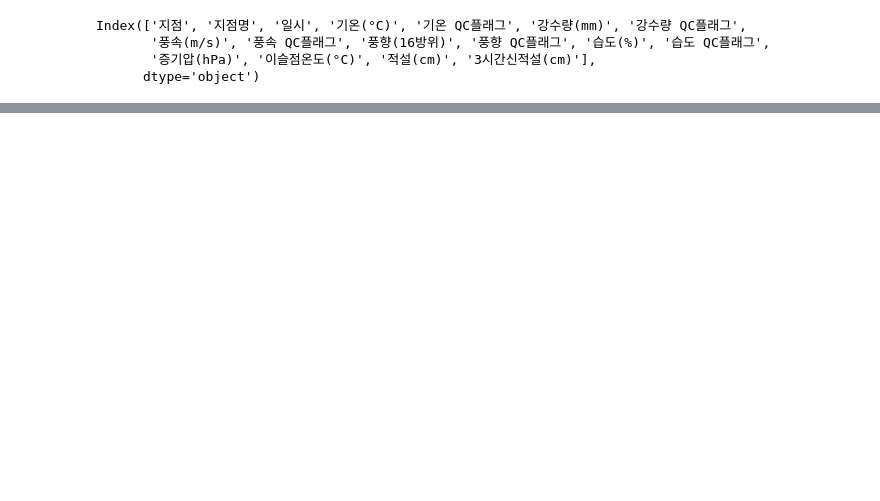
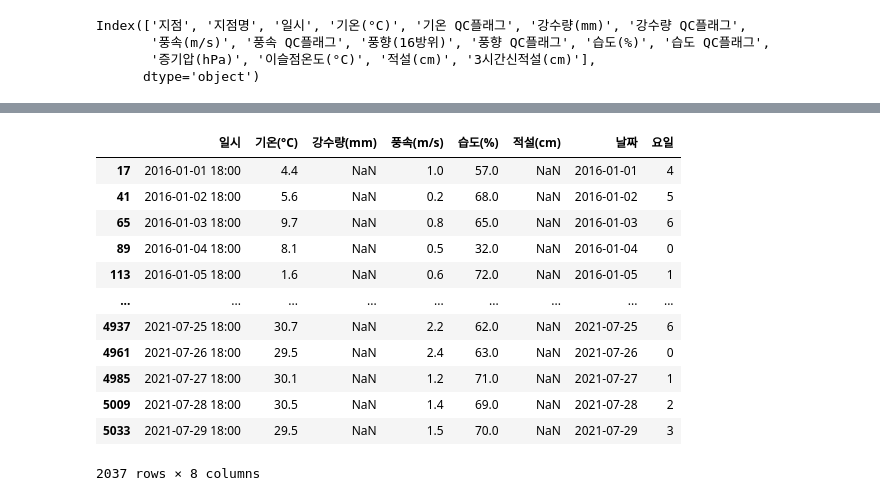
Before and after one commit to marattang/Number_of_cafeteria_users, a Jupyter notebook: project/save/Untitled.ipynb, the cells around one changed output, grey strips where cells are left out. Saved outputs shown, nothing was run; the diff lists cells and outputs as text; code cells hidden in the pictures; blank space fills up the shorter version.

```diff
--- a/project/save/Untitled.ipynb
+++ b/project/save/Untitled.ipynb
@@ -111,3 +78,7 @@ n = time.localtime().tm_wday
+# %%
+merge_df_l = merge_df.loc[mask_d,:]
+merge_df_d = merge_df.loc[mask_l,:]
 # %%
-data_2016_prepro_n['일시'].dt.strftime('%Y-%m%d')
+merge_df_l['날짜'] = merge_df_l.iloc[:, 0].str[0:10]
+merge_df_d['날짜'] = merge_df_d.iloc[:, 0].str[0:10]
 # %% [output]
@@ -114,0 +95,3 @@ AttributeError: Can only use .dt accessor with datetimelike values
+# %%
+merge_df_l['날짜'] = pd.to_datetime(merge_df_l.iloc[:,6])
+merge_df_d['날짜'] = pd.to_datetime(merge_df_d.iloc[:,6])
@@ -114,0 +109,3 @@ AttributeError: Can only use .dt accessor with datetimelike values
+# %%
+merge_df_l['요일'] = merge_df_l['날짜'].dt.dayofweek
+merge_df_d['요일'] = merge_df_d['날짜'].dt.dayofweek
@@ -114,0 +123,16 @@ AttributeError: Can only use .dt accessor with datetimelike values
+# %%
+merge_df_l
+# %% [output]
+|  | 일시 | 기온(°C) | 강수량(mm) | 풍속(m/s) | 습도(%) | 적설(cm) | 날짜 | 요일 |
+| 17 | 2016-01-01 18:00 | 4.4 | NaN | 1.0 | 57.0 | NaN | 2016-01-01 | 4 |
+| 41 | 2016-01-02 18:00 | 5.6 | NaN | 0.2 | 68.0 | NaN | 2016-01-02 | 5 |
+| 65 | 2016-01-03 18:00 | 9.7 | NaN | 0.8 | 65.0 | NaN | 2016-01-03 | 6 |
+| 89 | 2016-01-04 18:00 | 8.1 | NaN | 0.5 | 32.0 | NaN | 2016-01-04 | 0 |
+| 113 | 2016-01-05 18:00 | 1.6 | NaN | 0.6 | 72.0 | NaN | 2016-01-05 | 1 |
+| ... | ... | ... | ... | ... | ... | ... | ... | ... |
+| 4937 | 2021-07-25 18:00 | 30.7 | NaN | 2.2 | 62.0 | NaN | 2021-07-25 | 6 |
+| 4961 | 2021-07-26 18:00 | 29.5 | NaN | 2.4 | 63.0 | NaN | 2021-07-26 | 0 |
+| 4985 | 2021-07-27 18:00 | 30.1 | NaN | 1.2 | 71.0 | NaN | 2021-07-27 | 1 |
+| 5009 | 2021-07-28 18:00 | 30.5 | NaN | 1.4 | 69.0 | NaN | 2021-07-28 | 2 |
+| 5033 | 2021-07-29 18:00 | 29.5 | NaN | 1.5 | 70.0 | NaN | 2021-07-29 | 3 |
+2037 rows × 8 columns
```
Also changed, not shown: parts of 37 cells of this notebook, 6 other files.
